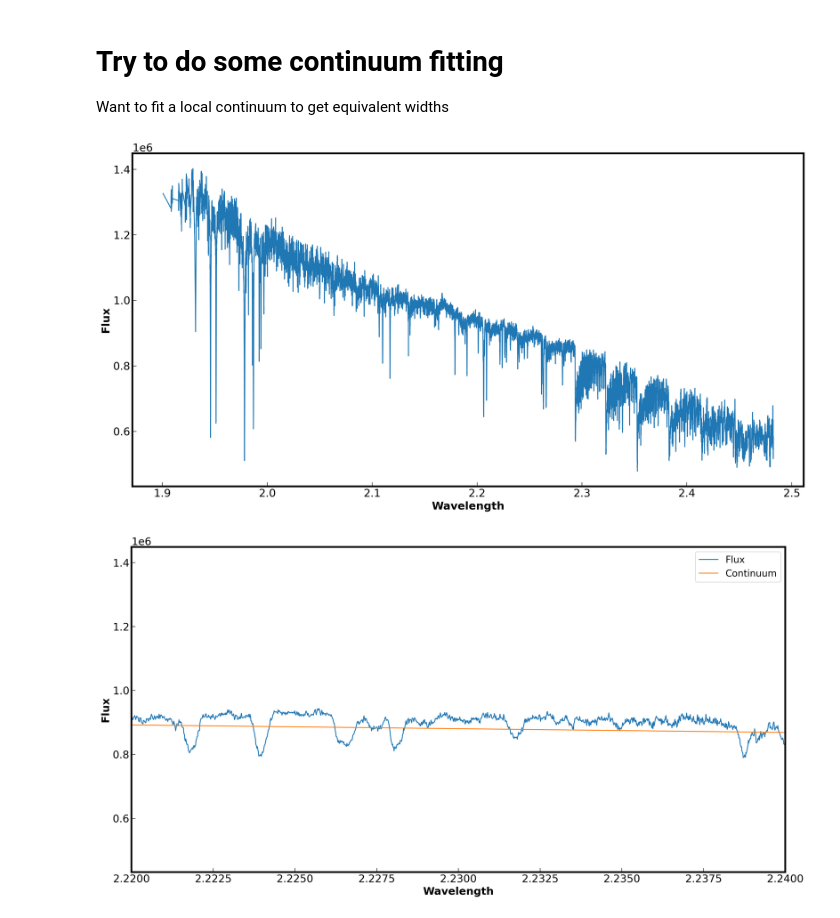
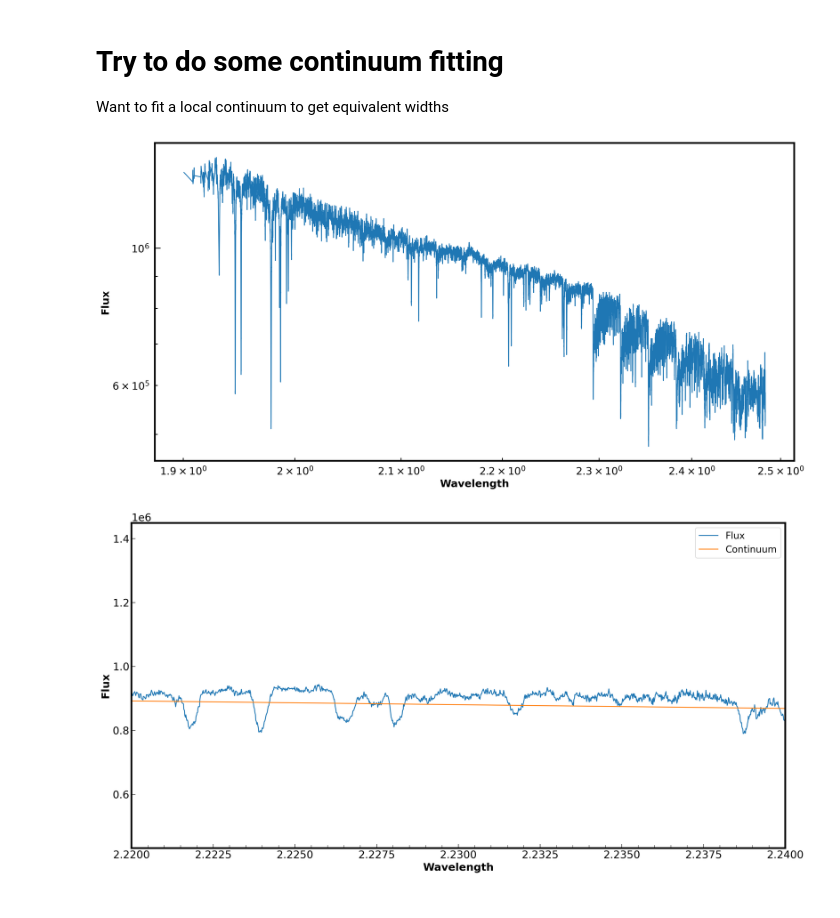
Before and after one commit to SavOliveira/IGRINS-Spectra, a Jupyter notebook: anon1_cont_fitting.ipynb, the cells around one changed output. Cells and saved outputs as stored; diff of their text form; code cells hidden in the pictures.

```diff
--- a/anon1_cont_fitting.ipynb
+++ b/anon1_cont_fitting.ipynb
@@ -98,8 +98,10 @@ plt.rcParams['figure.titlesize'] = 20
 plt.rcParams['axes.labelweight']='bold'
 plt.rcParams['axes.linewidth'] = 3
 plt.rcParams['xtick.major.size'] = 7
+plt.rcParams['xtick.minor.visible'] = True
 plt.rcParams['xtick.minor.size'] = 5
 plt.rcParams['ytick.major.size'] = 7
+plt.rcParams['xtick.minor.visible'] = True
 plt.rcParams['ytick.minor.size'] = 5
 plt.rcParams['ytick.direction'] = 'in'
 plt.rcParams['xtick.direction'] = 'in'
@@ -131,12 +133,22 @@ reg_select = anon1_spec.spectral_axis
 # %%
 fig,ax = plt.subplots(figsize=(20,10))
 
 plt.plot(anon1_spec.spectral_axis, anon1_spec.flux)
+
+# ax.set_xlim(2.22,2.23)
+ax.set_yscale('log')
+ax.set_xscale('log')
+
+# Enable minor tick marks
+ax.minorticks_on()
+ax.tick_params(axis='both', which='major', width=1.5, length=10, pad=10)
+ax.tick_params(axis='both', which='minor', width=1.5, length=5, pad=10)
+
 plt.xlabel('Wavelength')
 plt.ylabel('Flux')
 plt.show()
 # %% [output]
-[figure, old version]
+[figure, new version]
 # %%
 # Define spectral region of interest
 region = (2.22,2.235)*u.um
```
Also changed, not shown: parts of 4 cells of this notebook, 14 other files.
